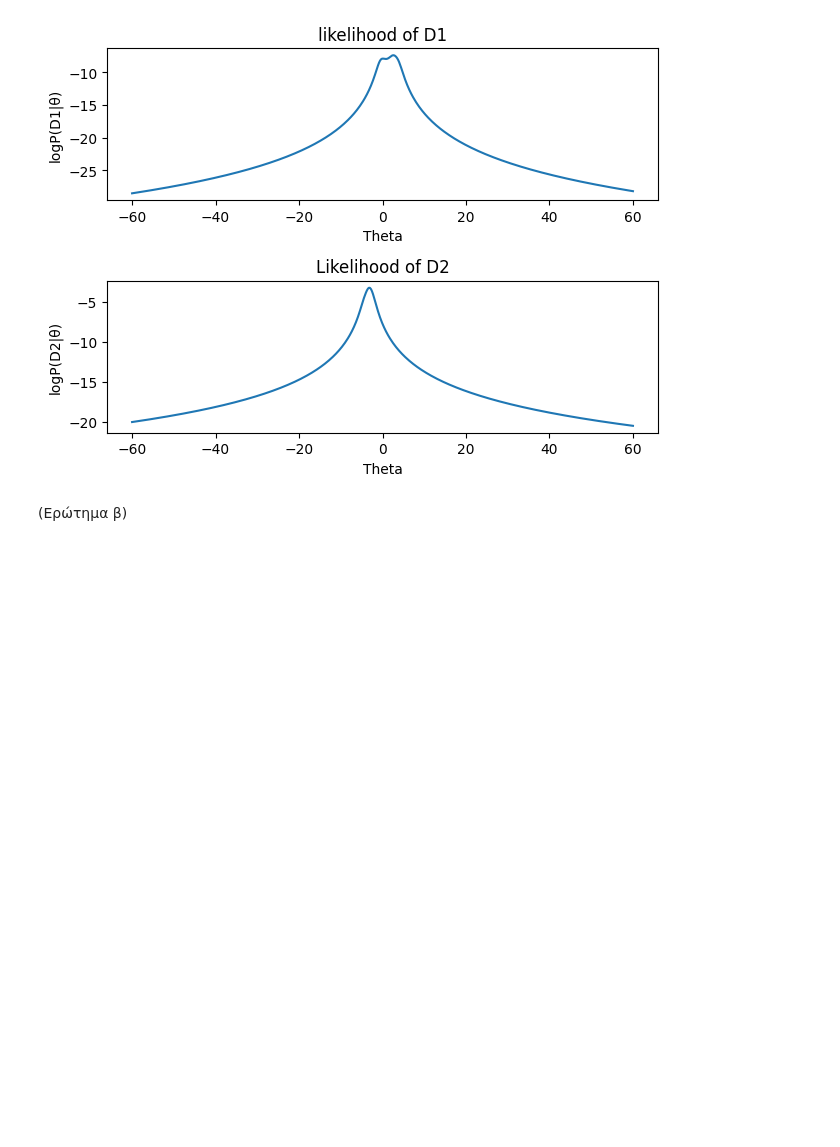
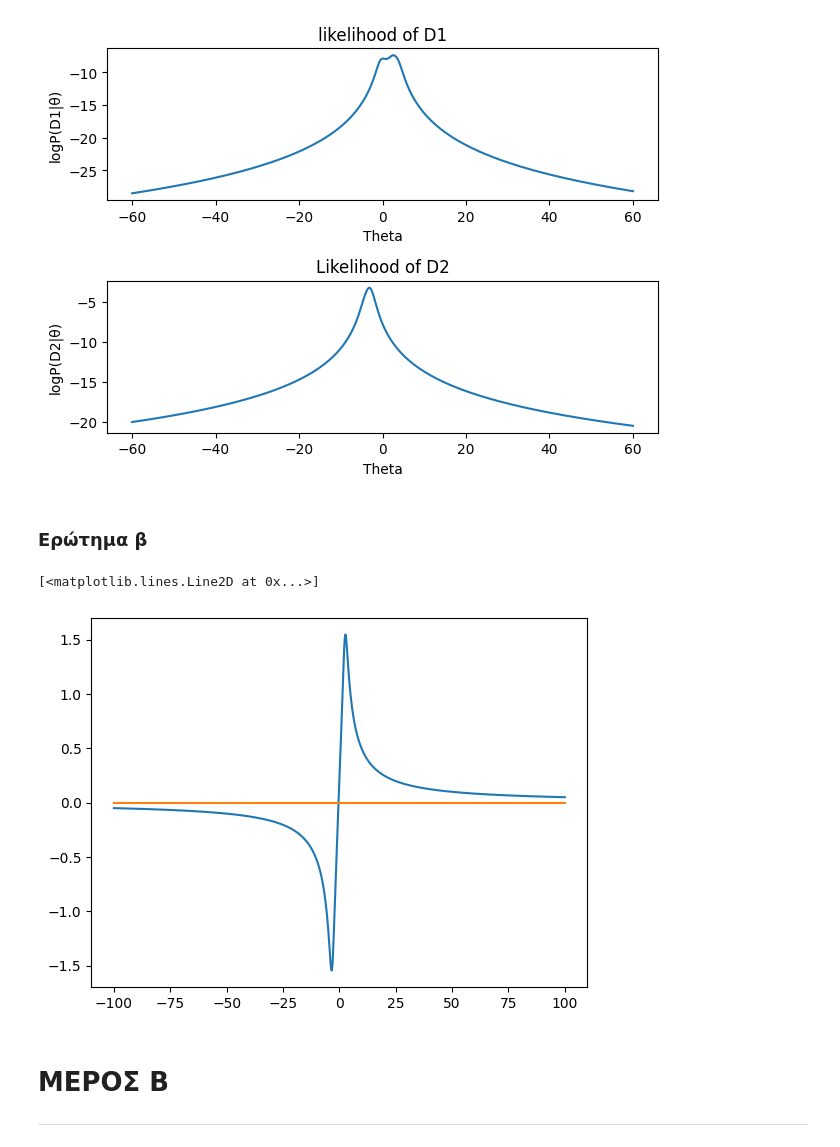
Before and after one commit to bilonio/ProjectML, a Jupyter notebook: Team30-AC.ipynb, the cells around one changed output. Cells and saved outputs as stored; diff of their text form; code cells hidden in the pictures; blank space fills up the shorter version.

```diff
--- a/Team30-AC.ipynb
+++ b/Team30-AC.ipynb
@@ -28,18 +55,17 @@ class Classifier:
 # %%
 # Create 2 Classifier objects
-class1 = Classifier()
-class2 = Classifier()
+classifier = Classifier()
 
 # Fit models to observations
 D1 = np.array([2.8, -0.4, -0.8, 2.3, -0.3, 3.6, 4.1])
 thetas1 = np.linspace(-60, 60, 500)
-probs_D_theta1 = class1.fit(D1, thetas1)
+probs_D_theta1 = classifier.fit(D1, thetas1, 1)
 
 D2 = np.array([-4.5, -3.4, -3.1, -3.0, -2.3])
 thetas2 = np.linspace(-60, 60, 500)
-probs_D_theta2 = class2.fit(D2, thetas2)
+probs_D_theta2 = classifier.fit(D2, thetas2, 2)
 
-print(class1.theta_estimation, "\n", class2.theta_estimation)
+print(classifier.theta_estimation_1, "\n", classifier.theta_estimation_2)
 
 # Plot log( p(D|theta) ) for both classes
 fig, ax = plt.subplots(2, 1)
@@ -58,4 +84,18 @@ plt.show()
  -3.2464929859719476
 [figure]
 # %% [markdown]
-(Ερώτημα β)
+### Ερώτημα β
+# %%
+D = np.linspace(-100, 100, 1000)
+
+prediction = classifier.predict(D, 0.5, 0.5)
+
+zero = np.zeros_like(D)
+plt.plot(D, prediction)
+plt.plot(D, zero)
+# %% [output]
+[<matplotlib.lines.Line2D at 0x...>]
+[figure, added]
+# %% [markdown]
+# ΜΕΡΟΣ Β
+____________________________________________________________________________________
```
Also changed, not shown: parts of 3 cells of this notebook.
